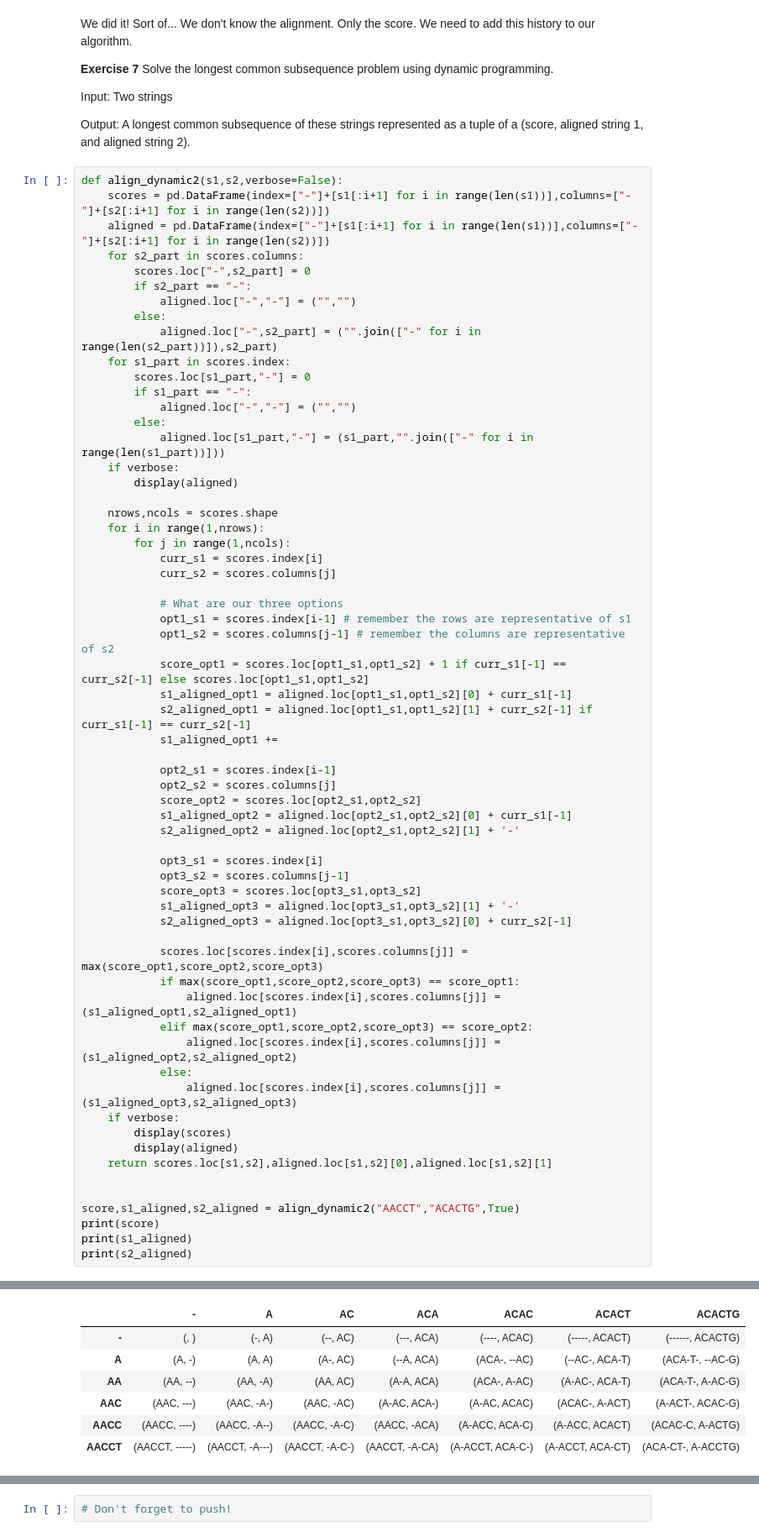
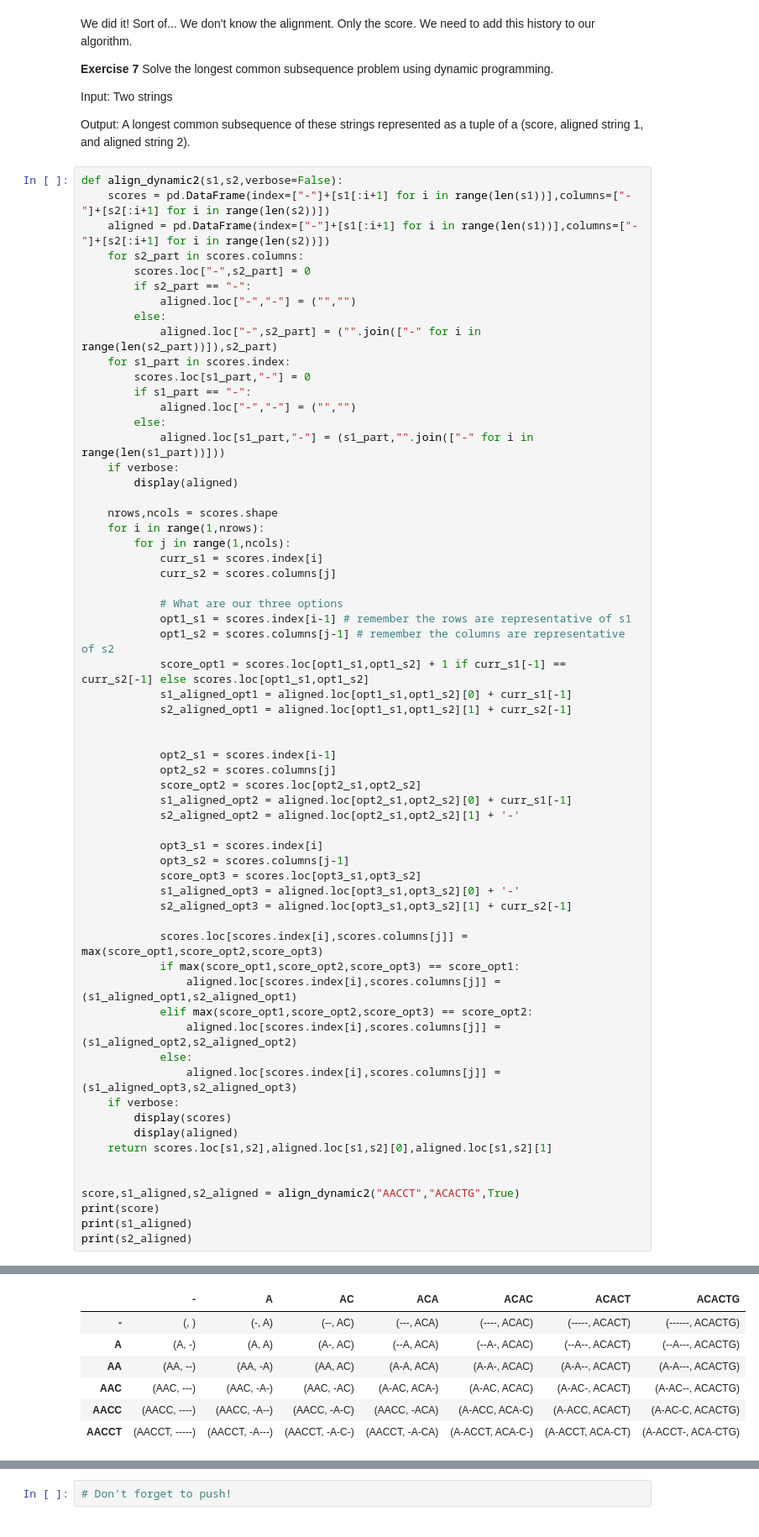
Before and after one commit to ethana1234/CSC448-work, a Jupyter notebook: labs/Lab4.ipynb, the cells around one changed output, grey strips where cells are left out. Shown: that part at 84% size. Saved outputs shown, nothing was run; the diff lists cells and outputs as text.

```diff
--- a/labs/Lab4.ipynb
+++ b/labs/Lab4.ipynb
@@ -502,8 +502,8 @@ def align_dynamic2(s1,s2,verbose=False):
             opt1_s2 = scores.columns[j-1] # remember the columns are representative of s2
             score_opt1 = scores.loc[opt1_s1,opt1_s2] + 1 if curr_s1[-1] == curr_s2[-1] else scores.loc[opt1_s1,opt1_s2]
             s1_aligned_opt1 = aligned.loc[opt1_s1,opt1_s2][0] + curr_s1[-1]
-            s2_aligned_opt1 = aligned.loc[opt1_s1,opt1_s2][1] + curr_s2[-1] if curr_s1[-1] == curr_s2[-1]
-            s1_aligned_opt1 +=
+            s2_aligned_opt1 = aligned.loc[opt1_s1,opt1_s2][1] + curr_s2[-1]
+
 
             opt2_s1 = scores.index[i-1]
             opt2_s2 = scores.columns[j]
@@ -514,8 +514,8 @@ def align_dynamic2(s1,s2,verbose=False):
             opt3_s1 = scores.index[i]
             opt3_s2 = scores.columns[j-1]
             score_opt3 = scores.loc[opt3_s1,opt3_s2]
-            s1_aligned_opt3 = aligned.loc[opt3_s1,opt3_s2][1] + '-'
-            s2_aligned_opt3 = aligned.loc[opt3_s1,opt3_s2][0] + curr_s2[-1]
+            s1_aligned_opt3 = aligned.loc[opt3_s1,opt3_s2][0] + '-'
+            s2_aligned_opt3 = aligned.loc[opt3_s1,opt3_s2][1] + curr_s2[-1]
 
             scores.loc[scores.index[i],scores.columns[j]] = max(score_opt1,score_opt2,score_opt3)
             if max(score_opt1,score_opt2,score_opt3) == score_opt1:
@@ -524,36 +524,36 @@ def align_dynamic2(s1,s2,verbose=False):
                 aligned.loc[scores.index[i],scores.columns[j]] = (s1_aligned_opt2,s2_aligned_opt2)
             else:
                 aligned.loc[scores.index[i],scores.columns[j]] = (s1_aligned_opt3,s2_aligned_opt3)
     if verbose:
         display(scores)
         display(aligned)
     return scores.loc[s1,s2],aligned.loc[s1,s2][0],aligned.loc[s1,s2][1]
 
 
 score,s1_aligned,s2_aligned = align_dynamic2("AACCT","ACACTG",True)
 print(score)
 print(s1_aligned)
 print(s2_aligned)
 # %% [output]
 |  | - | A | AC | ACA | ACAC | ACACT | ACACTG |
 | - | (, ) | (-, A) | (--, AC) | (---, ACA) | (----, ACAC) | (-----, ACACT) | (------, ACACTG) |
 | A | (A, -) | NaN | NaN | NaN | NaN | NaN | NaN |
 | AA | (AA, --) | NaN | NaN | NaN | NaN | NaN | NaN |
 | AAC | (AAC, ---) | NaN | NaN | NaN | NaN | NaN | NaN |
 | AACC | (AACC, ----) | NaN | NaN | NaN | NaN | NaN | NaN |
 | AACCT | (AACCT, -----) | NaN | NaN | NaN | NaN | NaN | NaN |
 |  | - | A | AC | ACA | ACAC | ACACT | ACACTG |
 | - | 0 | 0 | 0 | 0 | 0 | 0 | 0 |
 | A | 0 | 1 | 1 | 1 | 1 | 1 | 1 |
 | AA | 0 | 1 | 1 | 2 | 2 | 2 | 2 |
 | AAC | 0 | 1 | 2 | 2 | 3 | 3 | 3 |
 | AACC | 0 | 1 | 2 | 2 | 3 | 3 | 3 |
 | AACCT | 0 | 1 | 2 | 2 | 3 | 4 | 4 |
 |  | - | A | AC | ACA | ACAC | ACACT | ACACTG |
 | - | (, ) | (-, A) | (--, AC) | (---, ACA) | (----, ACAC) | (-----, ACACT) | (------, ACACTG) |
-| A | (A, -) | (A, A) | (A-, AC) | (--A, ACA) | (ACA-, --AC) | (--AC-, ACA-T) | (ACA-T-, --AC-G) |
-| AA | (AA, --) | (AA, -A) | (AA, AC) | (A-A, ACA) | (ACA-, A-AC) | (A-AC-, ACA-T) | (ACA-T-, A-AC-G) |
-| AAC | (AAC, ---) | (AAC, -A-) | (AAC, -AC) | (A-AC, ACA-) | (A-AC, ACAC) | (ACAC-, A-ACT) | (A-ACT-, ACAC-G) |
-| AACC | (AACC, ----) | (AACC, -A--) | (AACC, -A-C) | (AACC, -ACA) | (A-ACC, ACA-C) | (A-ACC, ACACT) | (ACAC-C, A-ACTG) |
-| AACCT | (AACCT, -----) | (AACCT, -A---) | (AACCT, -A-C-) | (AACCT, -A-CA) | (A-ACCT, ACA-C-) | (A-ACCT, ACA-CT) | (ACA-CT-, A-ACCTG) |
+| A | (A, -) | (A, A) | (A-, AC) | (--A, ACA) | (--A-, ACAC) | (--A--, ACACT) | (--A---, ACACTG) |
+| AA | (AA, --) | (AA, -A) | (AA, AC) | (A-A, ACA) | (A-A-, ACAC) | (A-A--, ACACT) | (A-A---, ACACTG) |
+| AAC | (AAC, ---) | (AAC, -A-) | (AAC, -AC) | (A-AC, ACA-) | (A-AC, ACAC) | (A-AC-, ACACT) | (A-AC--, ACACTG) |
+| AACC | (AACC, ----) | (AACC, -A--) | (AACC, -A-C) | (AACC, -ACA) | (A-ACC, ACA-C) | (A-ACC, ACACT) | (A-AC-C, ACACTG) |
+| AACCT | (AACCT, -----) | (AACCT, -A---) | (AACCT, -A-C-) | (AACCT, -A-CA) | (A-ACCT, ACA-C-) | (A-ACCT, ACA-CT) | (A-ACCT-, ACA-CTG) |
 4
```
Also changed, not shown: parts of 6 cells of this notebook, 3 other files.
